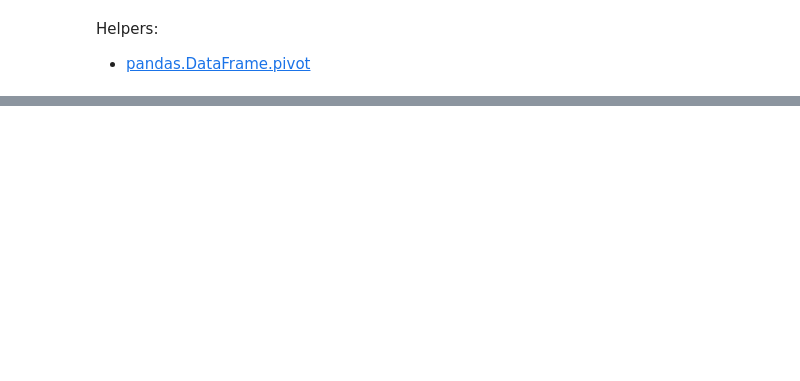
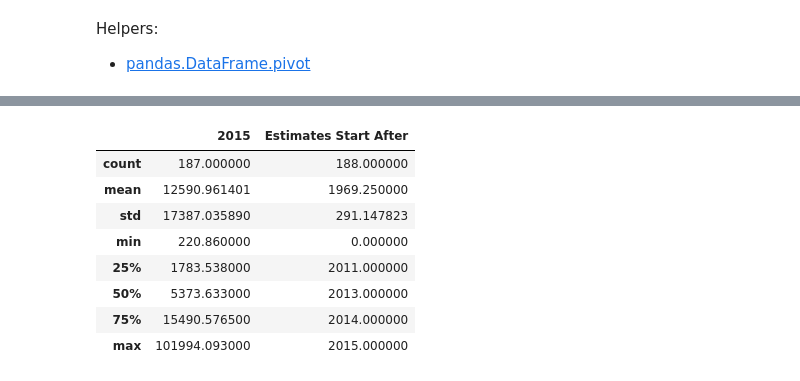
Before and after one commit to veb-101/Machine-Learning-practice, a Jupyter notebook: Chapter 1/The Machine Learning Landscape.ipynb, the cells around one changed output, grey strips where cells are left out. Saved outputs shown, nothing was run; the diff lists cells and outputs as text; code cells hidden in the pictures; blank space fills up the shorter version.

```diff
--- a/Chapter 1/The Machine Learning Landscape.ipynb
+++ b/Chapter 1/The Machine Learning Landscape.ipynb
@@ -3,0 +108,12 @@ Helpers:<br>
+# %%
+gdp_per_capita.describe()
+# %% [output]
+|  | 2015 | Estimates Start After |
+| count | 187.000000 | 188.000000 |
+| mean | 12590.961401 | 1969.250000 |
+| std | 17387.035890 | 291.147823 |
+| min | 220.860000 | 0.000000 |
+| 25% | 1783.538000 | 2011.000000 |
+| 50% | 5373.633000 | 2013.000000 |
+| 75% | 15490.576500 | 2014.000000 |
+| max | 101994.093000 | 2015.000000 |
```
Also changed, not shown: parts of 16 cells of this notebook.
